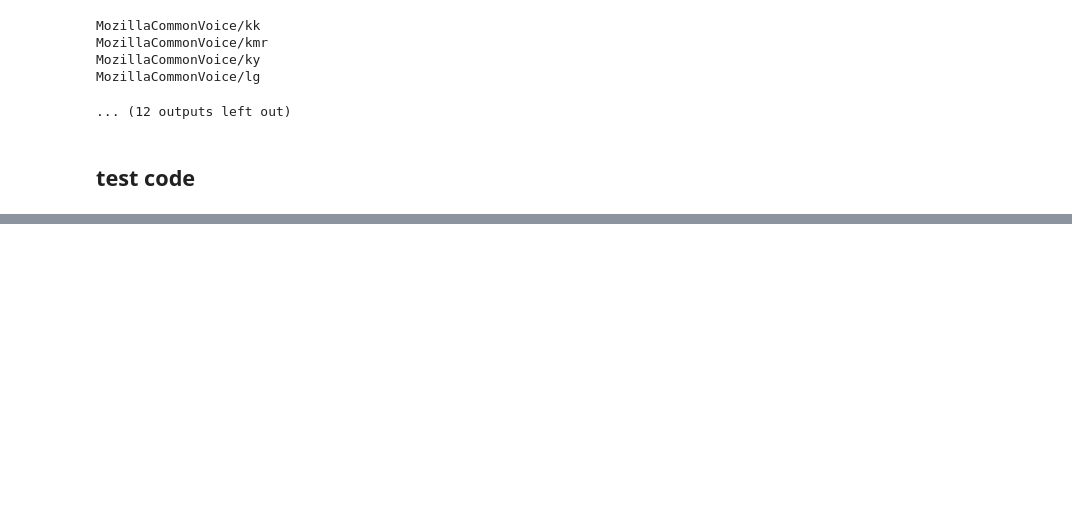
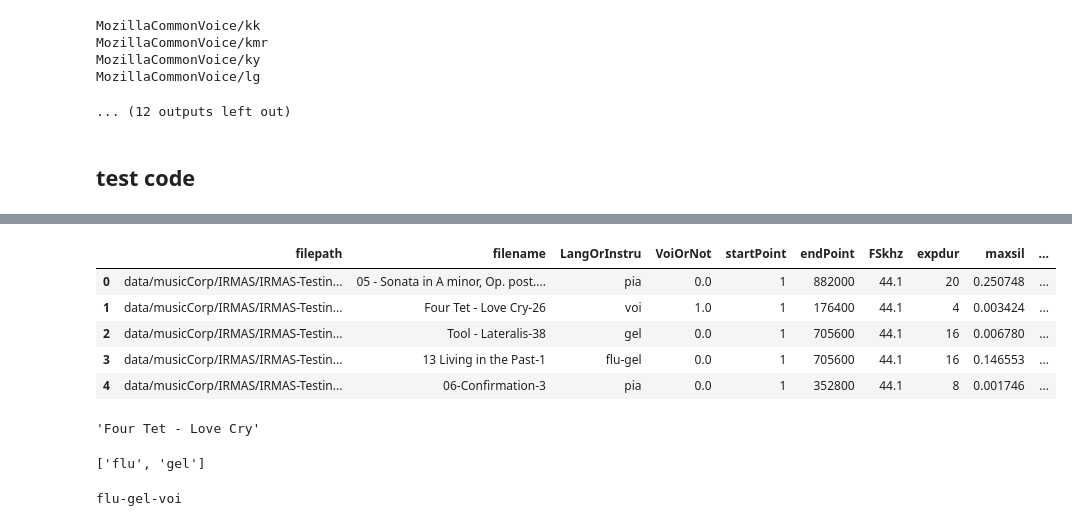
Before and after one commit to curlsloth/MusicSpeech-STM, a Jupyter notebook: build_meta_data.ipynb, the cells around one changed output, grey strips where cells are left out. Saved outputs shown, nothing was run; the diff lists cells and outputs as text; code cells hidden in the pictures; blank space fills up the shorter version.

```diff
--- a/build_meta_data.ipynb
+++ b/build_meta_data.ipynb
@@ -291,0 +339,46 @@ MozillaCommonVoice/lg
+# %%
+import os
+import scipy.io as sio
+import pandas as pd
+import numpy as np
+import glob
+import csv
+import json
+
+for nRow in range(len(df_all)):
+    txt_path = df_all['filepath'][nRow].replace('.wav', '.txt')
+    if os.path.exists(txt_path):
+        # Open the file in read mode
+        with open(txt_path, 'r') as file:
+            # Read all lines into a list
+            lines = file.readlines()
+        converted_lines = [line.strip() for line in lines]
+        df_all.loc[nRow,'LangOrInstru'] = '-'.join(converted_lines)
+        df_all.loc[nRow,'VoiOrNot'] = int('voi' in converted_lines)
+
+# df_all['speaker/player'] = '-'.join(df_all['filename'].split('-')[:-1]).strip()
+df_all['speaker/player'] = df_all['filename'].apply(lambda x: '-'.join(x.split('-')[:-1]).strip())
+df_all['gender'] = np.nan
+df_all.head()
+# %% [output]
+|  | filepath | filename | LangOrInstru | VoiOrNot | startPoint | endPoint | FSkhz | expdur | maxsil | ... |
+| 0 | data/musicCorp/IRMAS/IRMAS-Testin... | 05 - Sonata in A minor, Op. post.... | pia | 0.0 | 1 | 882000 | 44.1 | 20 | 0.250748 | ... |
+| 1 | data/musicCorp/IRMAS/IRMAS-Testin... | Four Tet - Love Cry-26 | voi | 1.0 | 1 | 176400 | 44.1 | 4 | 0.003424 | ... |
+| 2 | data/musicCorp/IRMAS/IRMAS-Testin... | Tool - Lateralis-38 | gel | 0.0 | 1 | 705600 | 44.1 | 16 | 0.006780 | ... |
+| 3 | data/musicCorp/IRMAS/IRMAS-Testin... | 13 Living in the Past-1 | flu-gel | 0.0 | 1 | 705600 | 44.1 | 16 | 0.146553 | ... |
+| 4 | data/musicCorp/IRMAS/IRMAS-Testin... | 06-Confirmation-3 | pia | 0.0 | 1 | 352800 | 44.1 | 8 | 0.001746 | ... |
+# %%
+aa = df_all['filename'][1]
+'-'.join(aa.split('-')[:-1]).strip()
+# %% [output]
+'Four Tet - Love Cry'
+# %%
+converted_lines
+# %% [output]
+['flu', 'gel']
+# %%
+my_list = ['flu', 'gel', 'voi']
+result = '-'.join(my_list)
+print(result)
+# %% [output]
+flu-gel-voi
```
Also changed, not shown: parts of 5 cells of this notebook, 1 other file.
